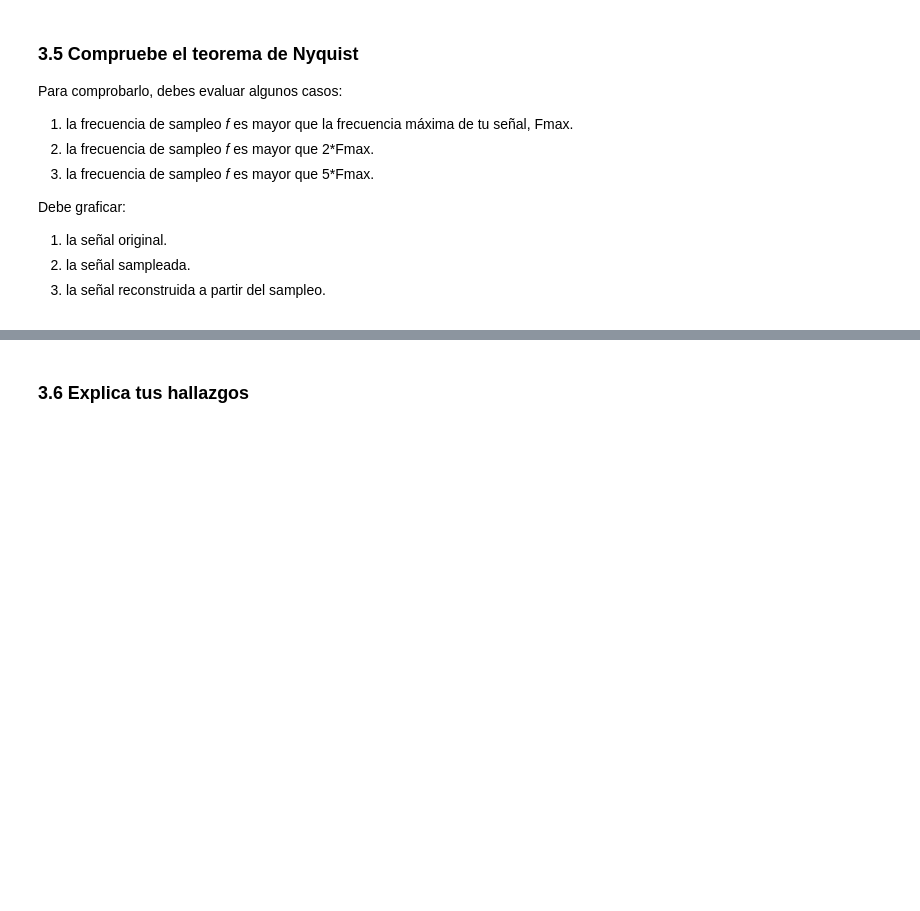
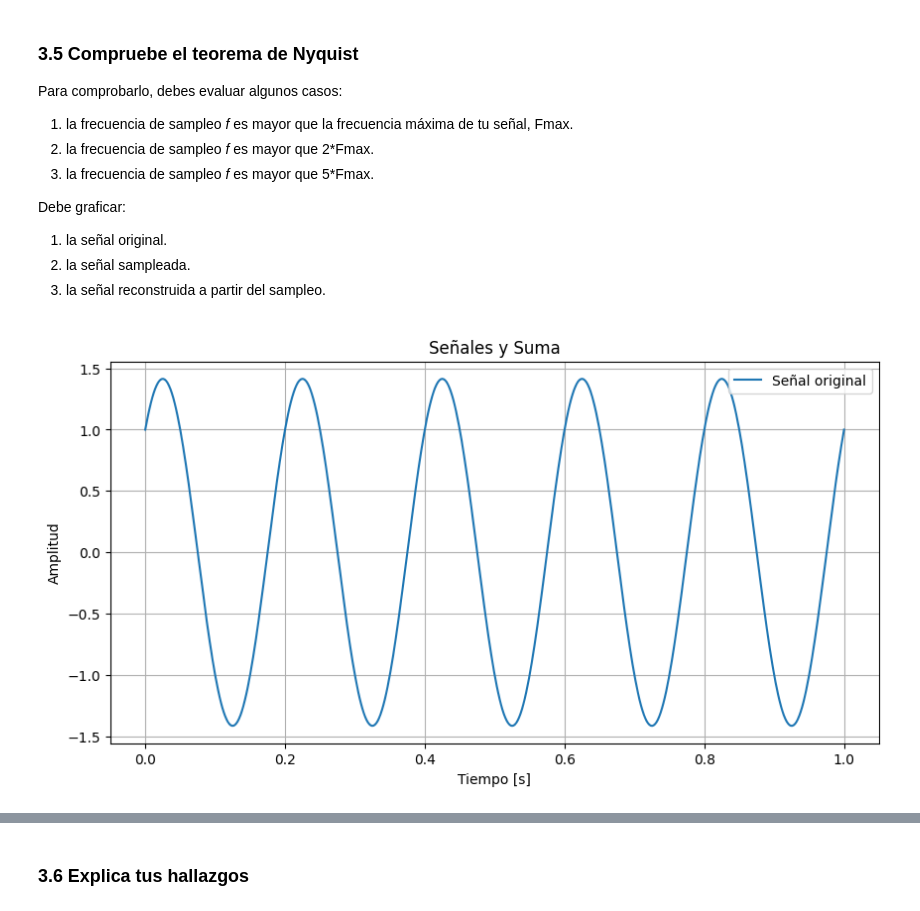
Before and after one commit to Soldatwar/EIE-401_Gallardo_Felipe_Actividades, a Jupyter notebook: Actividad_2/Actividad_2_GallardoFelipe_ID.ipynb, the cells around one changed output, grey strips where cells are left out. Cells and saved outputs as stored; diff of their text form; code cells hidden in the pictures; blank space fills up the shorter version.

```diff
--- a/Actividad_2/Actividad_2_GallardoFelipe_ID.ipynb
+++ b/Actividad_2/Actividad_2_GallardoFelipe_ID.ipynb
@@ -204,3 +204,15 @@ Debe graficar:
 1. la señal original.
 2. la señal sampleada.
 3. la señal reconstruida a partir del sampleo.
+# %%
+# Grafica señal original
+plt.figure(figsize=(10,5))
+plt.plot(t, suma_s, label='Señal original')
+plt.title('Señales y Suma')
+plt.xlabel('Tiempo [s]')
+plt.ylabel('Amplitud')
+plt.legend()
+plt.grid(True)
+plt.show()
+# %% [output]
+[figure, added]
```
Also changed, not shown: parts of 7 cells of this notebook.
